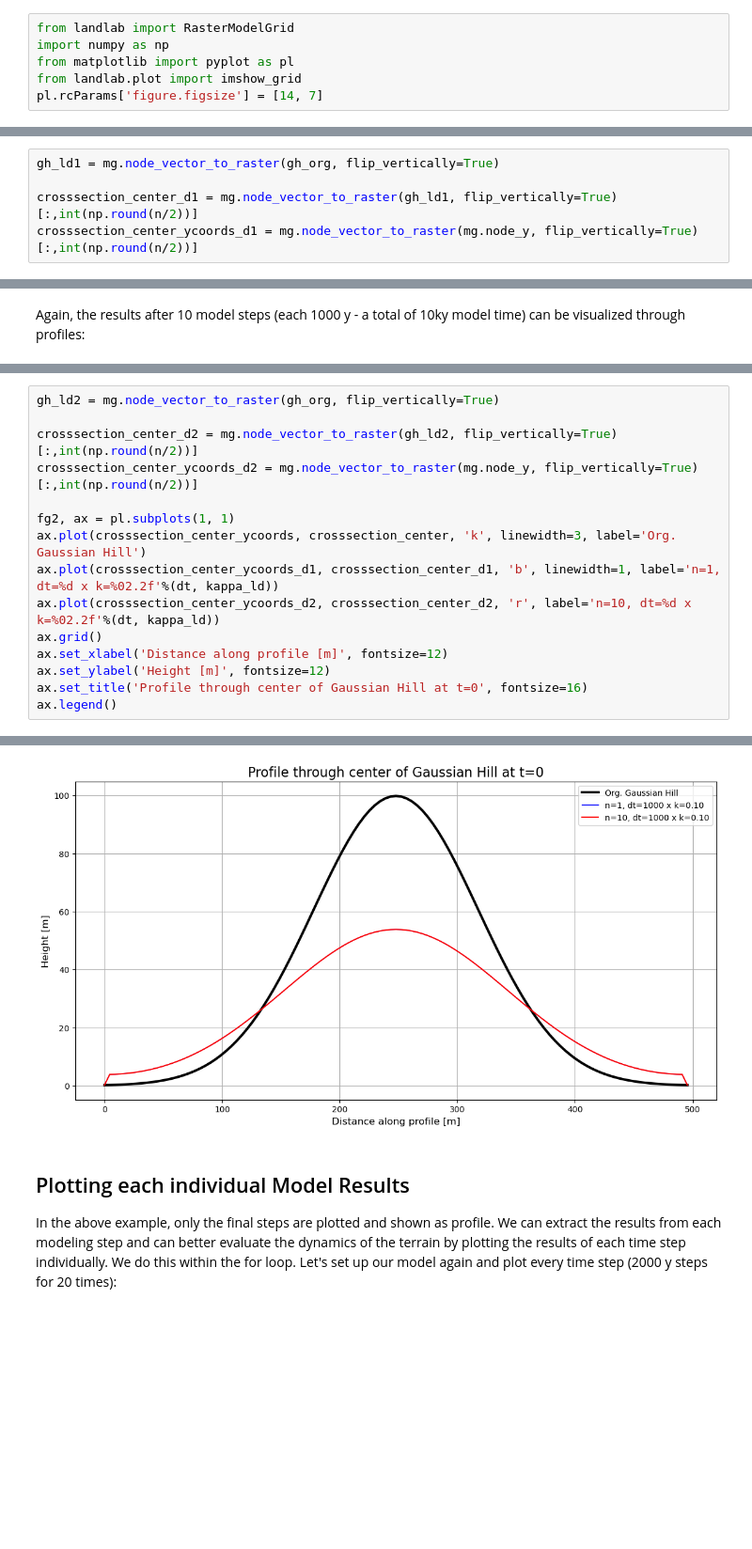
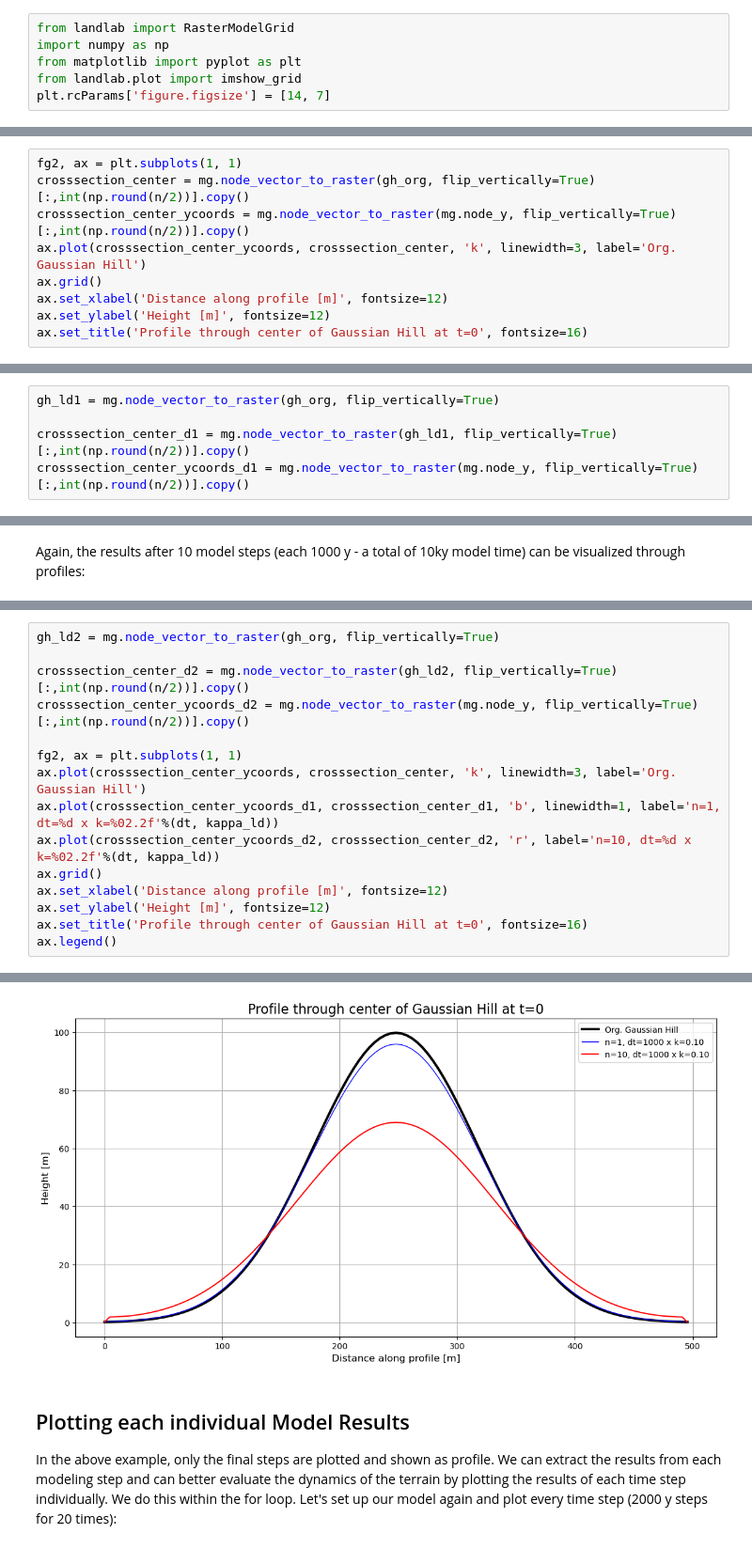
Before and after one commit to ramendra1990/PythonWorkshop_NGRI, a Jupyter notebook: LEM/LEM - Gaussian Hill.ipynb, the cells around one changed output, grey strips where cells are left out. Shown at 94% size. Drawn from its saved outputs; the diff is of its cells as text; blank space fills up the shorter version.

```diff
--- a/LEM/LEM - Gaussian Hill.ipynb
+++ b/LEM/LEM - Gaussian Hill.ipynb
@@ -16,9 +15,9 @@ We also create a Gaussian hill (via the function *gaussian_hill_elevation* and s
 # %%
 from landlab import RasterModelGrid
 import numpy as np
-from matplotlib import pyplot as pl
+from matplotlib import pyplot as plt
 from landlab.plot import imshow_grid
-pl.rcParams['figure.figsize'] = [14, 7]
+plt.rcParams['figure.figsize'] = [14, 7]
 # %%
 #%% Setting up Gaussian Hill elevation data
 n=111
@@ -74,0 +94,9 @@ Text(0.5, 1.0, 'Profile through center of Gaussian Hill at t=0')
+# %%
+fg2, ax = plt.subplots(1, 1)
+crosssection_center = mg.node_vector_to_raster(gh_org, flip_vertically=True)[:,int(np.round(n/2))].copy()
+crosssection_center_ycoords = mg.node_vector_to_raster(mg.node_y, flip_vertically=True)[:,int(np.round(n/2))].copy()
+ax.plot(crosssection_center_ycoords, crosssection_center, 'k', linewidth=3, label='Org. Gaussian Hill')
+ax.grid()
+ax.set_xlabel('Distance along profile [m]', fontsize=12)
+ax.set_ylabel('Height [m]', fontsize=12)
+ax.set_title('Profile through center of Gaussian Hill at t=0', fontsize=16)
@@ -93,8 +124,8 @@ We can save the resulting grid to a separate variable and generate a profile acr
 # %%
 gh_ld1 = mg.node_vector_to_raster(gh_org, flip_vertically=True)
 
-crosssection_center_d1 = mg.node_vector_to_raster(gh_ld1, flip_vertically=True)[:,int(np.round(n/2))]
-crosssection_center_ycoords_d1 = mg.node_vector_to_raster(mg.node_y, flip_vertically=True)[:,int(np.round(n/2))]
+crosssection_center_d1 = mg.node_vector_to_raster(gh_ld1, flip_vertically=True)[:,int(np.round(n/2))].copy()
+crosssection_center_ycoords_d1 = mg.node_vector_to_raster(mg.node_y, flip_vertically=True)[:,int(np.round(n/2))].copy()
 # %% [markdown]
 This can be plotted together with the original profile:
 # %%
@@ -136,21 +174,21 @@ Again, the results after 10 model steps (each 1000 y - a total of 10ky model tim
 # %%
 gh_ld2 = mg.node_vector_to_raster(gh_org, flip_vertically=True)
 
-crosssection_center_d2 = mg.node_vector_to_raster(gh_ld2, flip_vertically=True)[:,int(np.round(n/2))]
-crosssection_center_ycoords_d2 = mg.node_vector_to_raster(mg.node_y, flip_vertically=True)[:,int(np.round(n/2))]
+crosssection_center_d2 = mg.node_vector_to_raster(gh_ld2, flip_vertically=True)[:,int(np.round(n/2))].copy()
+crosssection_center_ycoords_d2 = mg.node_vector_to_raster(mg.node_y, flip_vertically=True)[:,int(np.round(n/2))].copy()
 
-fg2, ax = pl.subplots(1, 1)
+fg2, ax = plt.subplots(1, 1)
 ax.plot(crosssection_center_ycoords, crosssection_center, 'k', linewidth=3, label='Org. Gaussian Hill')
 ax.plot(crosssection_center_ycoords_d1, crosssection_center_d1, 'b', linewidth=1, label='n=1, dt=%d x k=%02.2f'%(dt, kappa_ld))
 ax.plot(crosssection_center_ycoords_d2, crosssection_center_d2, 'r', label='n=10, dt=%d x k=%02.2f'%(dt, kappa_ld))
 ax.grid()
 ax.set_xlabel('Distance along profile [m]', fontsize=12)
 ax.set_ylabel('Height [m]', fontsize=12)
 ax.set_title('Profile through center of Gaussian Hill at t=0', fontsize=16)
 ax.legend()
 # %% [output]
 <matplotlib.legend.Legend at 0x...>
-[figure, old version]
+[figure, new version]
 # %% [markdown]
 ## Plotting each individual Model Results
 In the above example, only the final steps are plotted and shown as profile. We can extract the results from each modeling step and can better evaluate the dynamics of the terrain by plotting the results of each time step individually. We do this within the for loop. Let's set up our model again and plot every time step (2000 y steps for 20 times):
```
Also changed, not shown: parts of 18 cells of this notebook.
